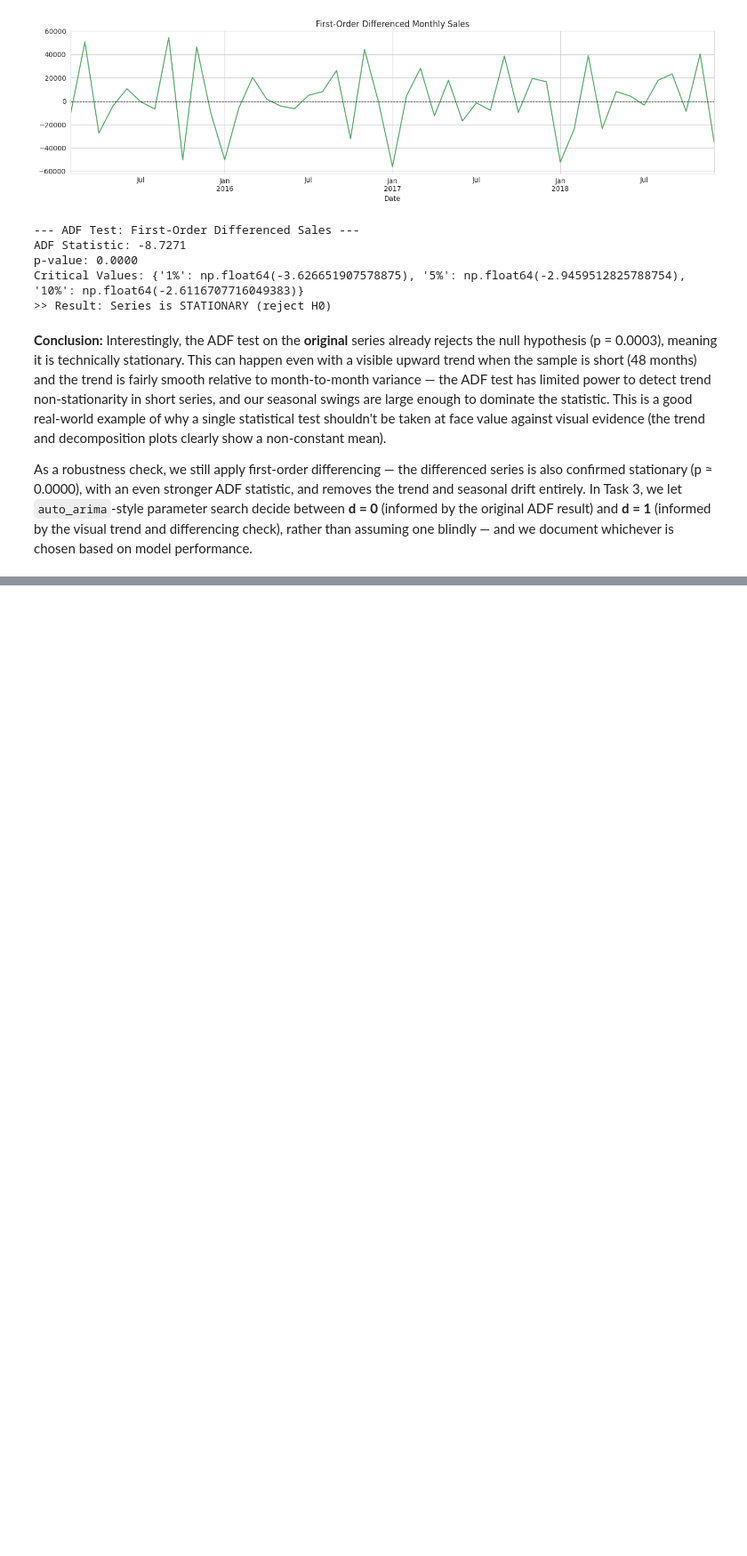
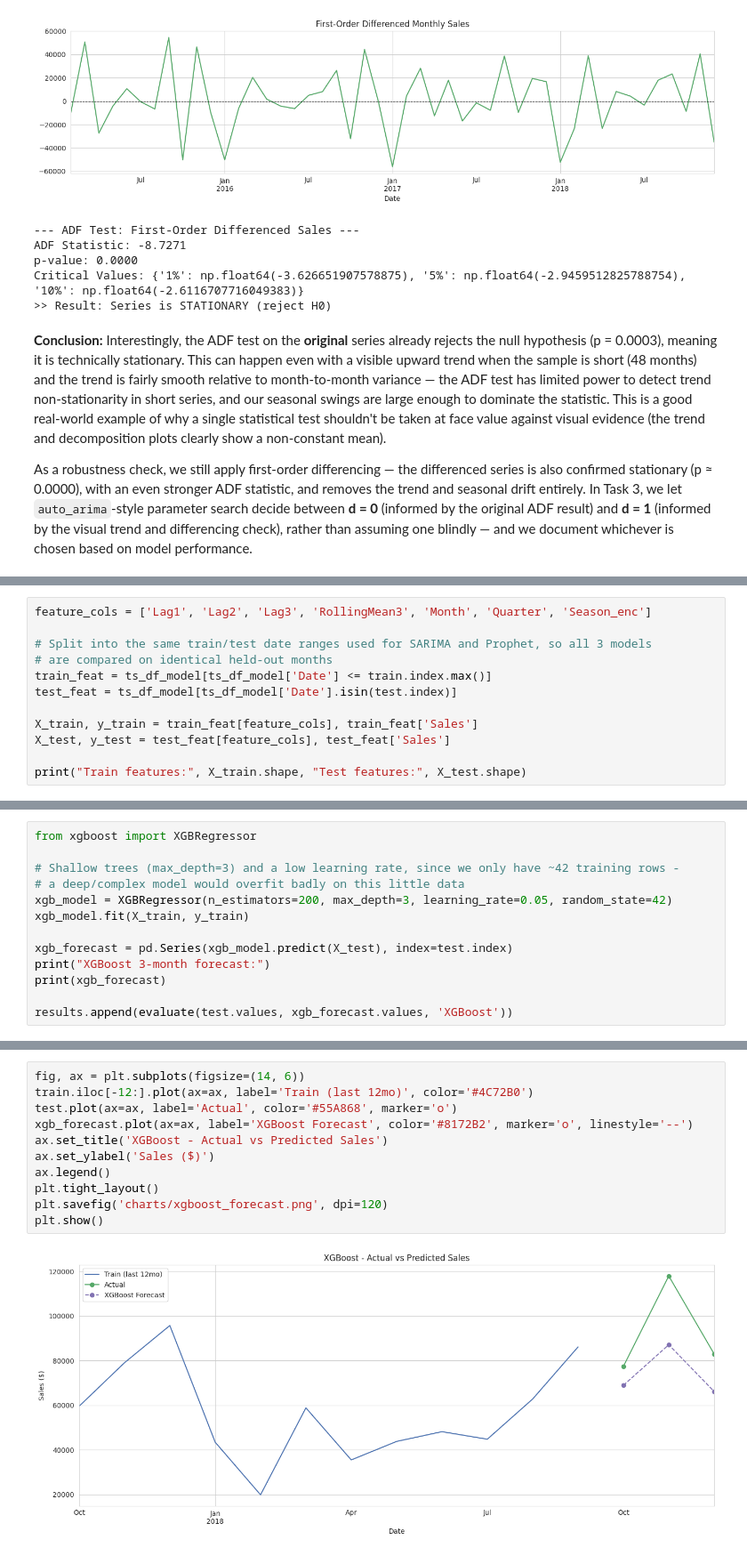
Before and after one commit to krtechie/sales-forecasting, a Jupyter notebook: analysis.ipynb, the cells around one changed output, grey strips where cells are left out. Shown at 89% size. Saved outputs shown, nothing was run; the diff lists cells and outputs as text; blank space fills up the shorter version.

```diff
--- a/analysis.ipynb
+++ b/analysis.ipynb
@@ -454,0 +694,12 @@ chosen based on model performance.
+# %%
+feature_cols = ['Lag1', 'Lag2', 'Lag3', 'RollingMean3', 'Month', 'Quarter', 'Season_enc']
+
+# Split into the same train/test date ranges used for SARIMA and Prophet, so all 3 models
+# are compared on identical held-out months
+train_feat = ts_df_model[ts_df_model['Date'] <= train.index.max()]
+test_feat = ts_df_model[ts_df_model['Date'].isin(test.index)]
+
+X_train, y_train = train_feat[feature_cols], train_feat['Sales']
+X_test, y_test = test_feat[feature_cols], test_feat['Sales']
+
+print("Train features:", X_train.shape, "Test features:", X_test.shape)
@@ -454,0 +708,13 @@ chosen based on model performance.
+# %%
+from xgboost import XGBRegressor
+
+# Shallow trees (max_depth=3) and a low learning rate, since we only have ~42 training rows -
+# a deep/complex model would overfit badly on this little data
+xgb_model = XGBRegressor(n_estimators=200, max_depth=3, learning_rate=0.05, random_state=42)
+xgb_model.fit(X_train, y_train)
+
+xgb_forecast = pd.Series(xgb_model.predict(X_test), index=test.index)
+print("XGBoost 3-month forecast:")
+print(xgb_forecast)
+
+results.append(evaluate(test.values, xgb_forecast.values, 'XGBoost'))
@@ -454,0 +736,13 @@ chosen based on model performance.
+# %%
+fig, ax = plt.subplots(figsize=(14, 6))
+train.iloc[-12:].plot(ax=ax, label='Train (last 12mo)', color='#4C72B0')
+test.plot(ax=ax, label='Actual', color='#55A868', marker='o')
+xgb_forecast.plot(ax=ax, label='XGBoost Forecast', color='#8172B2', marker='o', linestyle='--')
+ax.set_title('XGBoost - Actual vs Predicted Sales')
+ax.set_ylabel('Sales ($)')
+ax.legend()
+plt.tight_layout()
+plt.savefig('charts/xgboost_forecast.png', dpi=120)
+plt.show()
+# %% [output]
+[figure, added]
```
Also changed, not shown: parts of 19 cells of this notebook, 5 other files.
